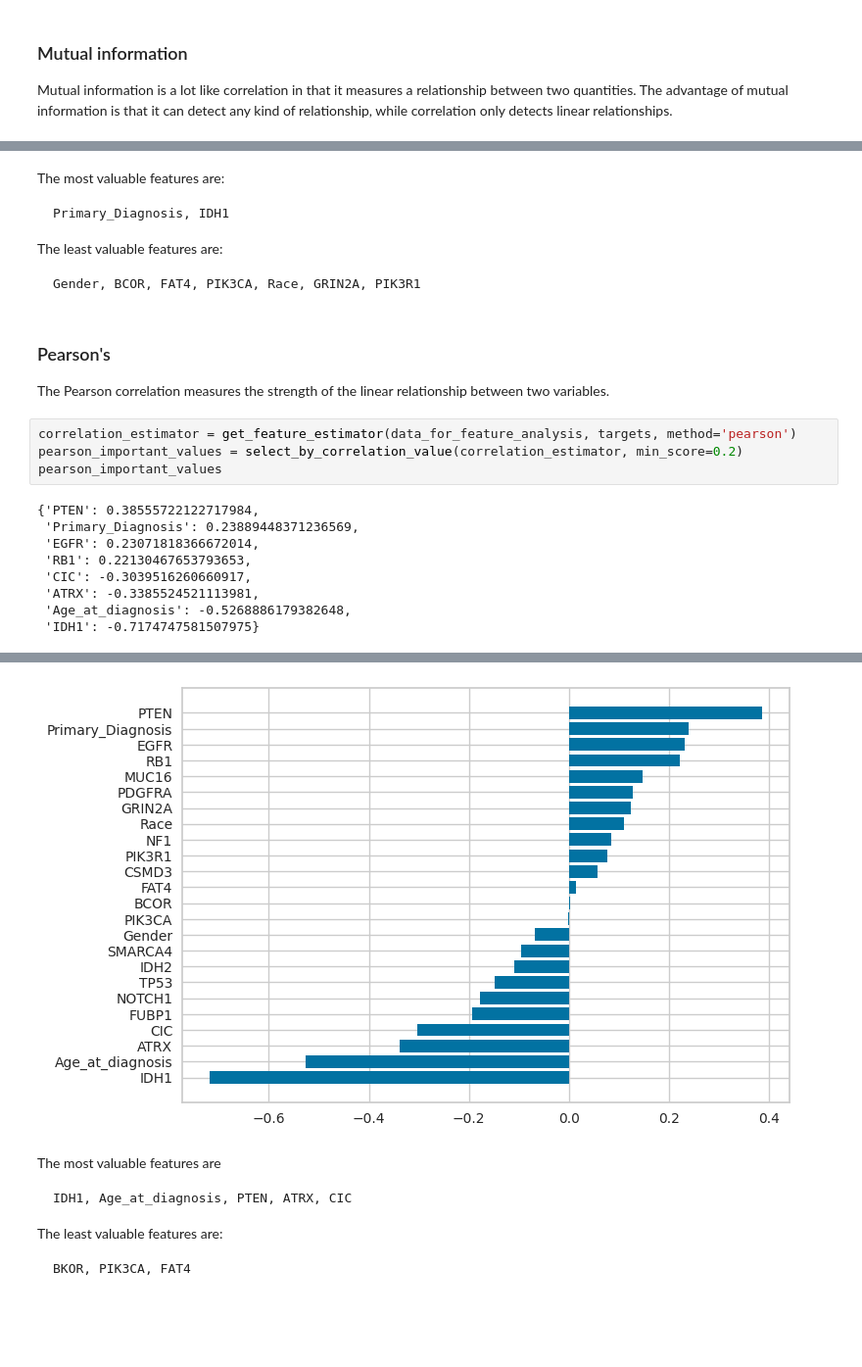
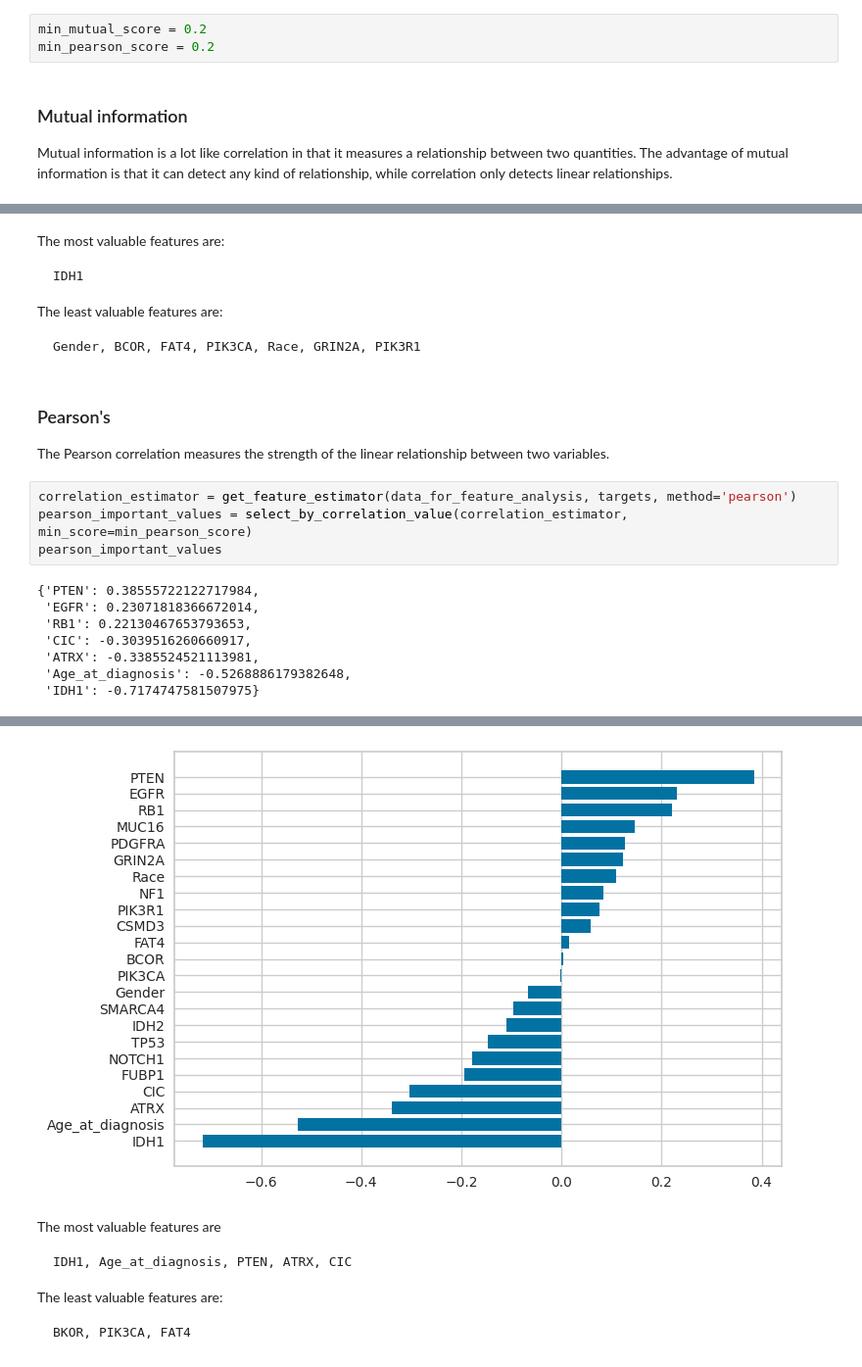
Before and after one commit to Vladislav-Kanev/glioma_data_analysis_competition, a Jupyter notebook: report.ipynb, the cells around one changed output, grey strips where cells are left out. Shown at 98% size. Drawn from its saved outputs; the diff is of its cells as text; blank space fills up the shorter version.

````diff
--- a/report.ipynb
+++ b/report.ipynb
@@ -117,6 +119,9 @@ findfont: Generic family 'sans-serif' not found because none of the following fa
 # %%
 targets = data_for_feature_analysis['Grade']
 data_for_feature_analysis = normalize_dataset(data_for_feature_analysis.drop(columns=['Grade']))
+# %%
+min_mutual_score = 0.2
+min_pearson_score = 0.2
 # %% [markdown]
 ### Mutual information
 Mutual information is a lot like correlation in that it measures a relationship between two quantities. The advantage of mutual information is that it can detect any kind of relationship, while correlation only detects linear relationships.
@@ -147,7 +152,7 @@ findfont: Generic family 'sans-serif' not found because none of the following fa
 # %% [markdown]
 The most valuable features are:
 ```text
-Primary_Diagnosis, IDH1
+IDH1
 ```
 
 The least valuable features are:
@@ -160,11 +165,10 @@ Gender, BCOR, FAT4, PIK3CA, Race, GRIN2A, PIK3R1
 The Pearson correlation measures the strength of the linear relationship between two variables.
 # %%
 correlation_estimator = get_feature_estimator(data_for_feature_analysis, targets, method='pearson')
-pearson_important_values = select_by_correlation_value(correlation_estimator, min_score=0.2)
+pearson_important_values = select_by_correlation_value(correlation_estimator, min_score=min_pearson_score)
 pearson_important_values
 # %% [output]
 {'PTEN': 0.38555722122717984,
- 'Primary_Diagnosis': 0.23889448371236569,
  'EGFR': 0.23071818366672014,
  'RB1': 0.22130467653793653,
  'CIC': -0.3039516260660917,
@@ -187,8 +191,8 @@ findfont: Generic family 'sans-serif' not found because none of the following fa
 findfont: Generic family 'sans-serif' not found because none of the following families were found: Arial, Liberation Sans, Bitstream Vera Sans, sans-serif
 findfont: Generic family 'sans-serif' not found because none of the following families were found: Arial, Liberation Sans, Bitstream Vera Sans, sans-serif
 findfont: Generic family 'sans-serif' not found because none of the following families were found: Arial, Liberation Sans, Bitstream Vera Sans, sans-serif
 findfont: Generic family 'sans-serif' not found because none of the following families were found: Arial, Liberation Sans, Bitstream Vera Sans, sans-serif
-[figure, old version]
+[figure, new version]
 # %% [markdown]
 The most valuable features are
 ```text
````
Also changed, not shown: parts of 7 cells of this notebook, 1 other file.
